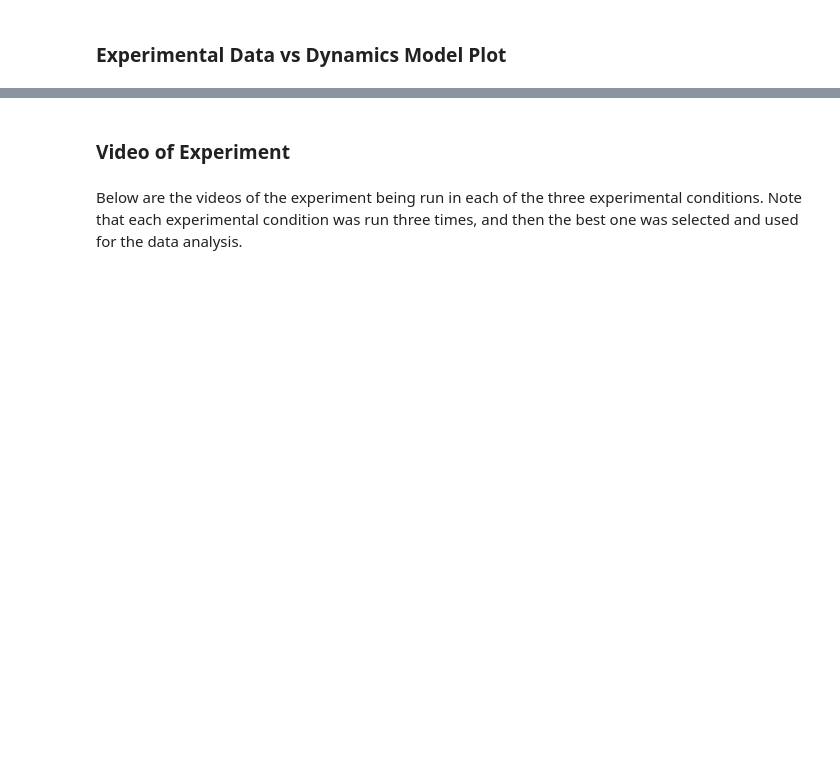
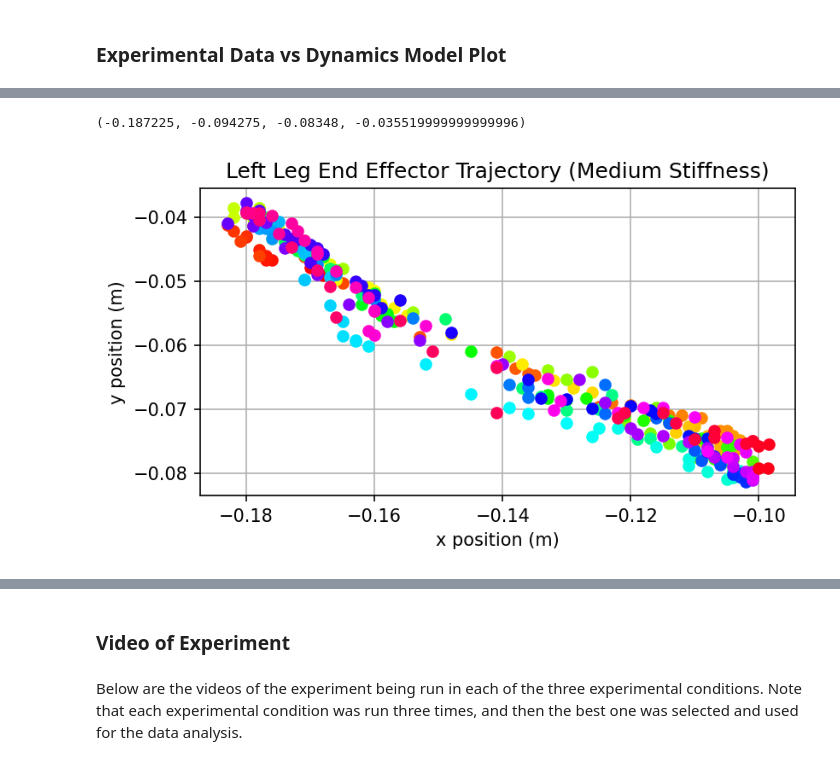
Before and after one commit to arnoldjames98/arnoldjames98.github.io, a Jupyter notebook: dataCollection.ipynb, the cells around one changed output, grey strips where cells are left out. Drawn from its saved outputs; the diff is of its cells as text; code cells hidden in the pictures; blank space fills up the shorter version.

```diff
--- a/dataCollection.ipynb
+++ b/dataCollection.ipynb
@@ -63,0 +229,16 @@ Below are the cooresponding reaction forces for the low stiffness simulaton.
+# %%
+import matplotlib.pyplot as plt
+import numpy
+plt.rc('axes', prop_cycle=(plt.cycler('color', plt.cm.hsv(numpy.linspace(0, 1, (len(data)-2)*1)))))
+plt.figure(dpi=150)
+for i in range(len(data)-2):
+  blueLink = plt.plot(float(data[i+2][4]), -1*float(data[i+2][5]), marker='o')
+
+plt.title('Left Leg End Effector Trajectory (Medium Stiffness)')
+plt.grid()
+plt.xlabel('x position (m)')
+plt.ylabel('y position (m)')
+plt.axis('scaled')
+# %% [output]
+(-0.187225, -0.094275, -0.08348, -0.035519999999999996)
+[figure, added]
```
Also changed, not shown: parts of 37 cells of this notebook.
